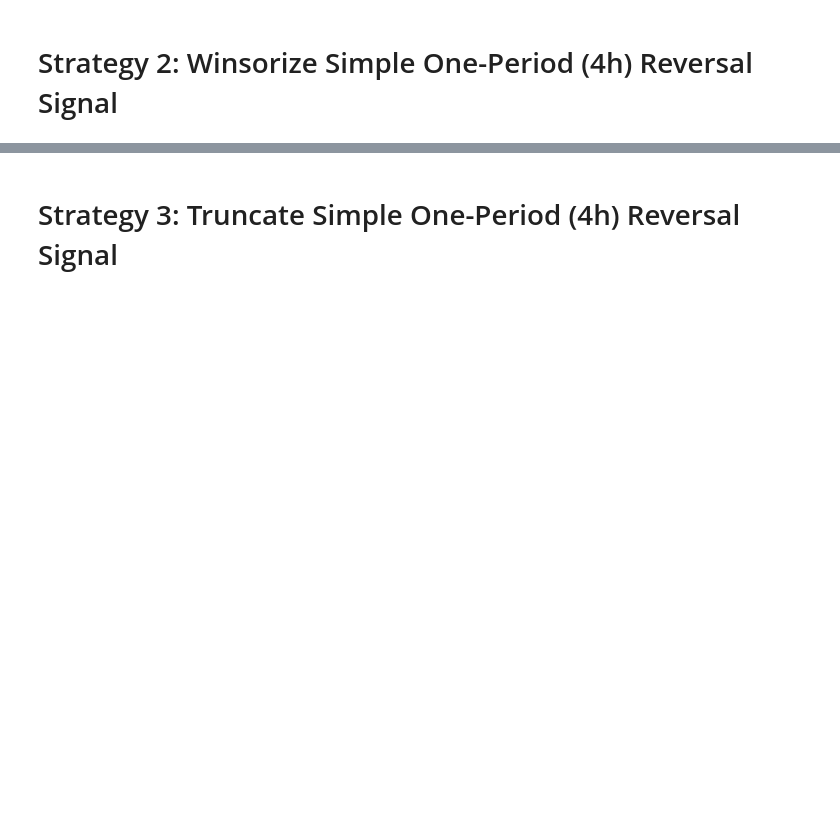
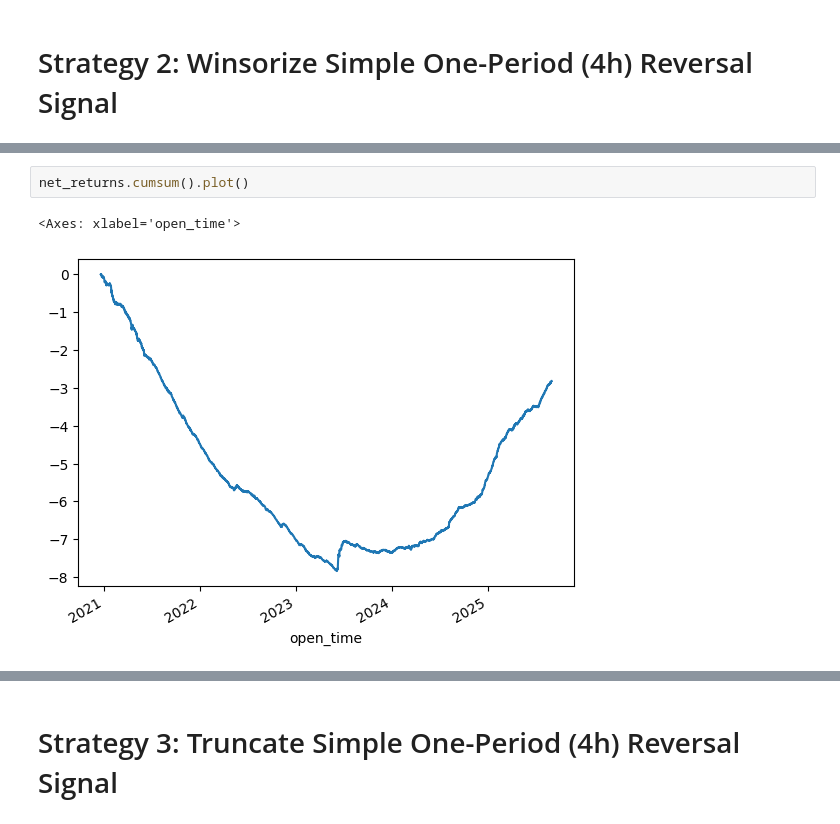
Before and after one commit to wbchristerson/crypto-strategies, a Jupyter notebook: class_project.ipynb, the cells around one changed output, grey strips where cells are left out. Drawn from its saved outputs; the diff is of its cells as text; blank space fills up the shorter version.

```diff
--- a/class_project.ipynb
+++ b/class_project.ipynb
@@ -253,0 +267,5 @@ AttributeError: 'DataFrame' object has no attribute 'dtype'
+# %%
+net_returns.cumsum().plot()
+# %% [output]
+<Axes: xlabel='open_time'>
+[figure, added]
```
Also changed, not shown: parts of 24 cells of this notebook.
